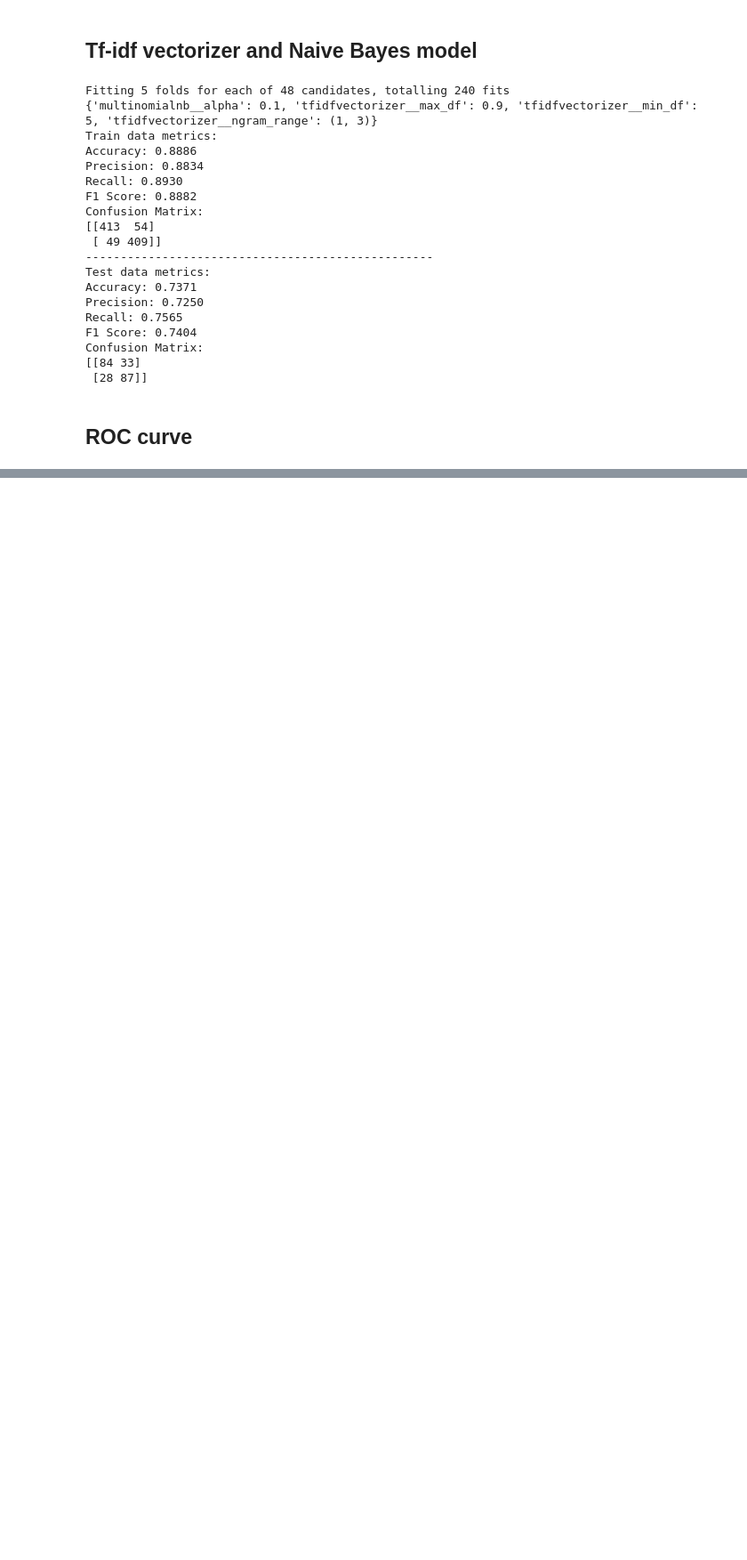
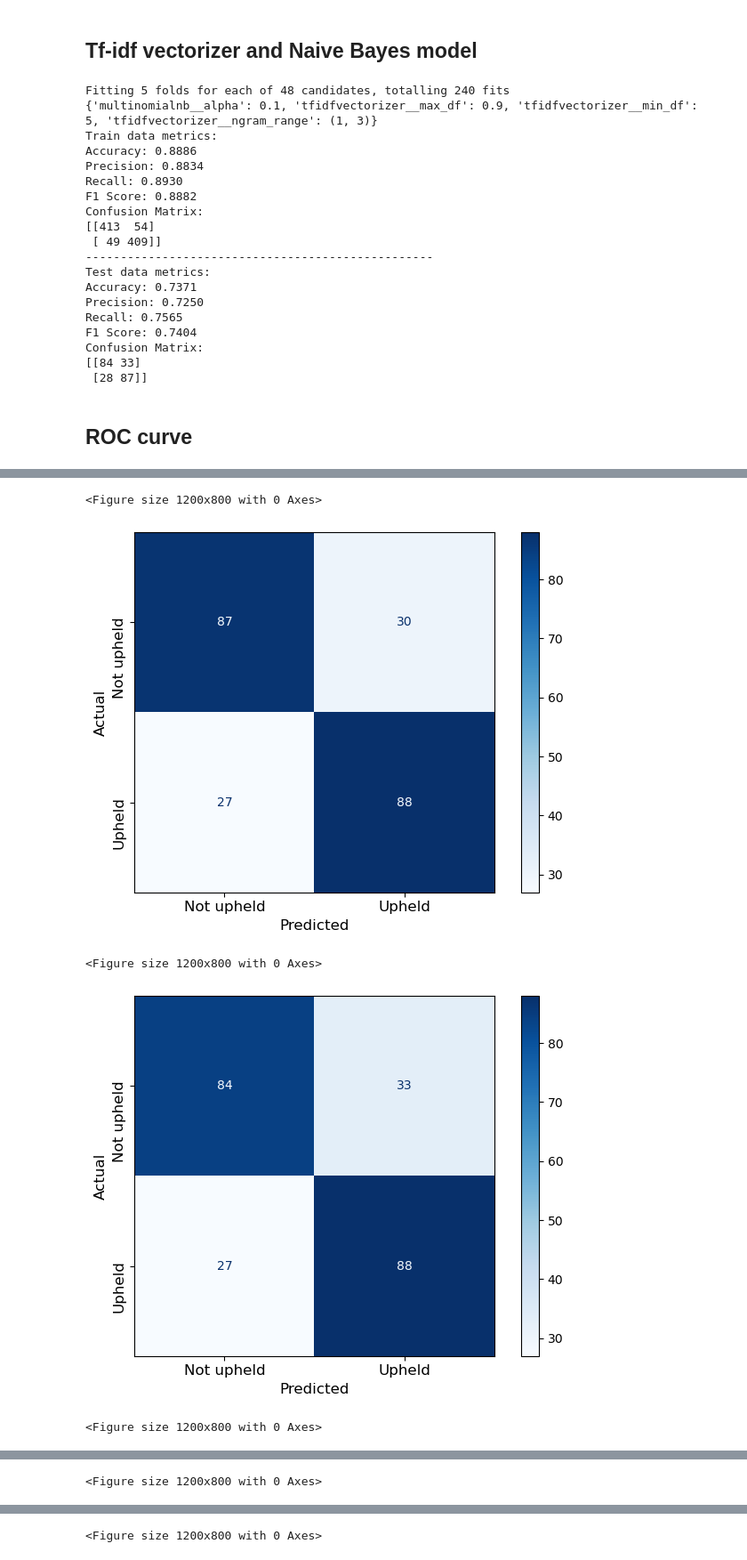
Before and after one commit to LeleVibrato/sb-code, a Jupyter notebook: em_classification.ipynb, the cells around one changed output, grey strips where cells are left out. Shown at 89% size. Cells and saved outputs as stored; diff of their text form; code cells hidden in the pictures; blank space fills up the shorter version.

Commit message:
update confusion

```diff
--- a/em_classification.ipynb
+++ b/em_classification.ipynb
@@ -388,0 +391,50 @@ plot_roc_curve(models, model_names, test_data, test_labels, data_type='test')
+# %%
+import matplotlib.pyplot as plt
+from pycm import ConfusionMatrix
+import os
+
+def generate_confusion_matrices(models, test_data, test_labels):
+    confusion_matrices = []
+    for model in models:
+        predictions = model.predict(test_data)
+        cm = ConfusionMatrix(actual_vector=test_labels,
+                              predict_vector=predictions)
+        confusion_matrices.append(cm)
+    return confusion_matrices
+
+def plot_confusion_matrix(cm, model_name, data_type='test'):
+    plt.figure(figsize=(12, 8))
+    if data_type == 'test':
+        cm.plot(cmap=plt.cm.Blues, number_label=True, plot_lib='matplotlib')
+    else:
+        cm.plot(cmap=plt.cm.Reds, number_label=True, plot_lib='matplotlib')
+
+    # ticks: 1 -> Upheld, 0 -> Not upheld
+    plt.xticks([0, 1], ['Not upheld', 'Upheld'], fontsize=12)
+    plt.yticks([0, 1], ['Not upheld', 'Upheld'], fontsize=12, rotation=90)
+    plt.xlabel('Predicted', fontsize=12)
+    plt.ylabel('Actual', fontsize=12)
+    #plt.title(f'{model_name} ({data_type} data)')
+    plt.title("")
+    plt.tight_layout()
+
+    # save the plot
+    if not os.path.exists('plots'):
+        os.makedirs('plots')
+    plt.savefig(f'plots/confusion-matrix-{model_name}-{data_type}.png', dpi=300)
+    plt.show()
+
+# Example usage
+confusion_matrices = generate_confusion_matrices(models, test_data, test_labels)
+for i, cm in enumerate(confusion_matrices):
+    plot_confusion_matrix(cm, model_names[i], data_type='test')
+
+confusion_matrices = generate_confusion_matrices(models, train_data, train_labels)
+for i, cm in enumerate(confusion_matrices):
+    plot_confusion_matrix(cm, model_names[i], data_type='train')
+# %% [output]
+<Figure size 1200x800 with 0 Axes>
+[figure, added]
+<Figure size 1200x800 with 0 Axes>
+[figure, added]
+<Figure size 1200x800 with 0 Axes>
@@ -388,0 +442 @@ plot_roc_curve(models, model_names, test_data, test_labels, data_type='test')
+<Figure size 1200x800 with 0 Axes>
@@ -388,0 +444 @@ plot_roc_curve(models, model_names, test_data, test_labels, data_type='test')
+<Figure size 1200x800 with 0 Axes>
```
Also changed, not shown: parts of 3 cells of this notebook, 14 other files.
